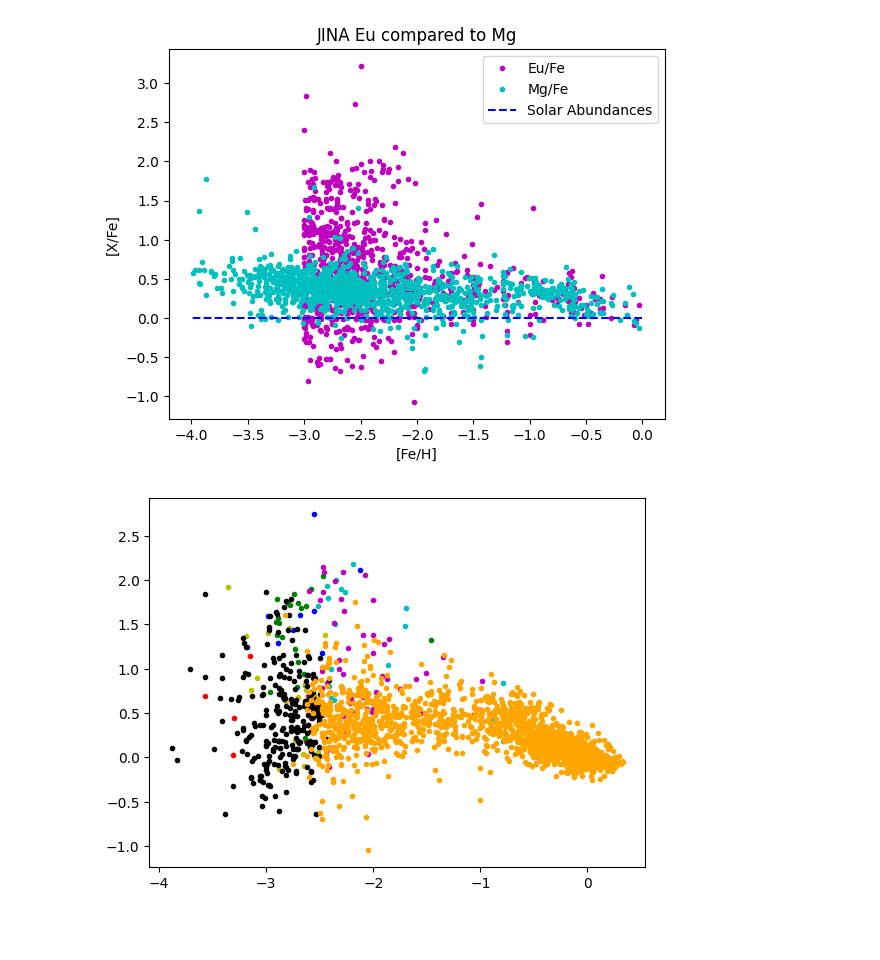
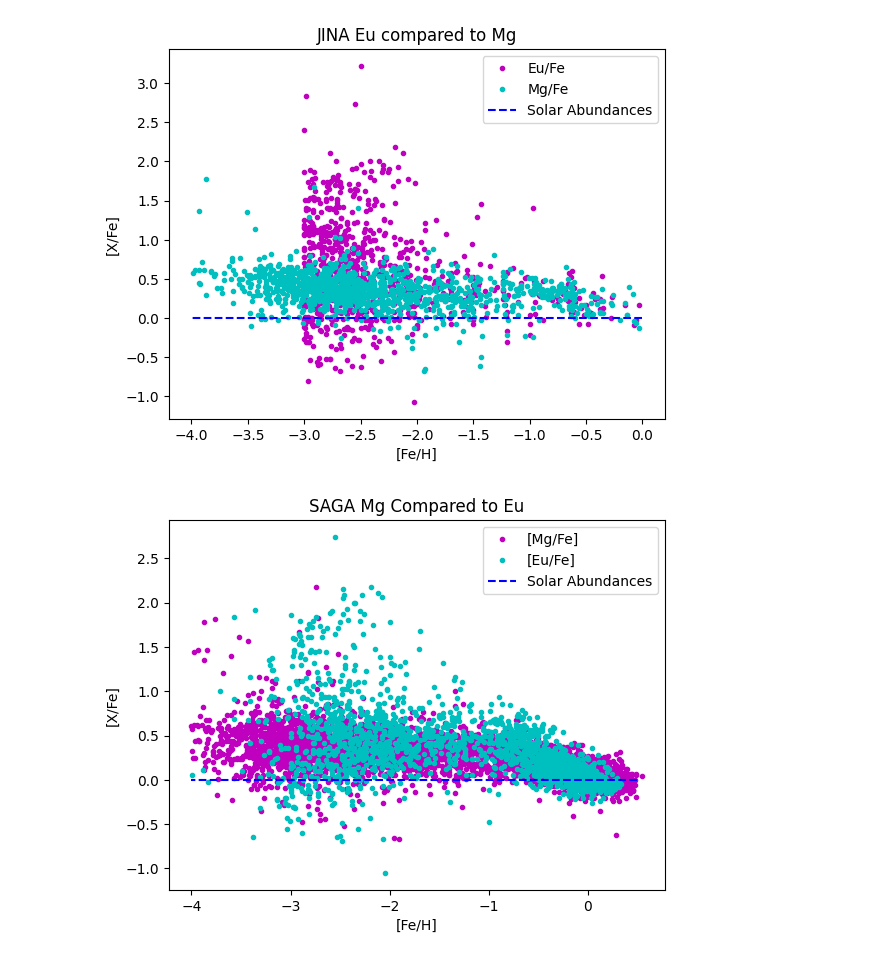
Before and after one commit to StephenJohnson-CardiffUni/ProjectNSNSmerger, a Jupyter notebook: DataLoadAndHandle.ipynb, the cells around one changed output. Saved outputs shown, nothing was run; the diff lists cells and outputs as text; code cells hidden in the pictures; blank space fills up the shorter version.

Commit message:
Both JINA and SAGA, [Mg/Fe] and [Eu/Fe] comparisons

```diff
--- a/DataLoadAndHandle.ipynb
+++ b/DataLoadAndHandle.ipynb
@@ -102,3 +93,23 @@ SAGAdata8 = SAGAtxtRead('/content/cgisess_331a7d1c4c4773cf858cc91d7122c0d5_MP.da
+# %%
+SAGAdataMg0 = SAGAtxtRead('/content/cgisess_Mg_CEMP-no_MS.dat')
+SAGAdataMg1 = SAGAtxtRead('/content/cgisess_Mg_CEMP-no_RGB.dat')
+SAGAdataMg2 = SAGAtxtRead('/content/cgisess_Mg_CEMP-s_MS.dat')
+SAGAdataMg3 = SAGAtxtRead('/content/cgisess_Mg_CEMP-s_RGB.dat')
+SAGAdataMg4 = SAGAtxtRead("/content/cgisess_Mg_Crich_MS.dat")
+SAGAdataMg5 = SAGAtxtRead('/content/cgisess_Mg_Crich_RGB.dat')
+SAGAdataMg6 = SAGAtxtRead('/content/cgisess_Mg_EMP_MS.dat')
+SAGAdataMg7 = SAGAtxtRead('/content/cgisess_Mg_EMP_RGB.dat')
+SAGAdataMg8 = SAGAtxtRead('/content/cgisess_Mg_MP.dat')
+
+
+SAGAdataEu1 = SAGAtxtRead('/content/cgisess_Eu_CEMP-no_RGB.dat')
+SAGAdataEu2 = SAGAtxtRead('/content/cgisess_Eu_CEMP-s_MS.dat')
+SAGAdataEu3 = SAGAtxtRead('/content/cgisess_Eu_CEMP-s_RGB.dat')
+SAGAdataEu4 = SAGAtxtRead("/content/cgisess_Eu_Crich_MS.dat")
+SAGAdataEu5 = SAGAtxtRead('/content/cgisess_Eu_Crich_RGB.dat')
+SAGAdataEu6 = SAGAtxtRead('/content/cgisess_Eu_EMP_MS.dat')
+SAGAdataEu7 = SAGAtxtRead('/content/cgisess_Eu_EMP_RGB.dat')
+SAGAdataEu8 = SAGAtxtRead('/content/cgisess_Eu_MP.dat')
 # %%
 #more hacky sanitisation, loopng a function for this convert might be better
 
@@ -113,14 +133,0 @@ SAGAdata8 = np.array([row[:-1] for row in SAGAdata8[1:]], dtype=float)
-# %%
-plt.plot(SAGAdata1[:,0],SAGAdata1[:,1],"r.")
-plt.plot(SAGAdata2[:,0],SAGAdata2[:,1],"b.")
-plt.plot(SAGAdata3[:,0],SAGAdata3[:,1],"g.")
-plt.plot(SAGAdata4[:,0],SAGAdata4[:,1],"c.")
-plt.plot(SAGAdata5[:,0],SAGAdata5[:,1],"m.")
-plt.plot(SAGAdata6[:,0],SAGAdata6[:,1],"y.")
-plt.plot(SAGAdata7[:,0],SAGAdata7[:,1],"k.")
-plt.plot(SAGAdata8[:,0],SAGAdata8[:,1],color='#FFA500', marker='.', linestyle='')
-
-
-plt.show()
-# %% [output]
-[figure, removed]
@@ -128,0 +134,30 @@ print(SAGAdata1[1:,0])
+# %%
+plt.plot(SAGAdataMg1[:,0],SAGAdataMg1[:,1],"m.",label="[Mg/Fe]")
+plt.plot(SAGAdataMg2[:,0],SAGAdataMg2[:,1],"m.")
+plt.plot(SAGAdataMg3[:,0],SAGAdataMg3[:,1],"m.")
+plt.plot(SAGAdataMg4[:,0],SAGAdataMg4[:,1],"m.")
+plt.plot(SAGAdataMg5[:,0],SAGAdataMg5[:,1],"m.")
+plt.plot(SAGAdataMg6[:,0],SAGAdataMg6[:,1],"m.")
+plt.plot(SAGAdataMg7[:,0],SAGAdataMg7[:,1],"m.")
+plt.plot(SAGAdataMg8[:,0],SAGAdataMg8[:,1],"m.")
+plt.plot(SAGAdataMg0[:,0], SAGAdataMg0[:,1],"m.")
+
+plt.plot(SAGAdataEu1[:,0],SAGAdataEu1[:,1],"c.",label="[Eu/Fe]")
+plt.plot(SAGAdataEu2[:,0],SAGAdataEu2[:,1],"c.")
+plt.plot(SAGAdataEu3[:,0],SAGAdataEu3[:,1],"c.")
+plt.plot(SAGAdataEu4[:,0],SAGAdataEu4[:,1],"c.")
+plt.plot(SAGAdataEu5[:,0],SAGAdataEu5[:,1],"c.")
+plt.plot(SAGAdataEu6[:,0],SAGAdataEu6[:,1],"c.")
+plt.plot(SAGAdataEu7[:,0],SAGAdataEu7[:,1],"c.")
+plt.plot(SAGAdataEu8[:,0],SAGAdataEu8[:,1],'c.')
+
+plt.plot(np.linspace(0.5,-4,10),np.linspace(0,0,10),"b--", label="Solar Abundances")
+
+plt.xlabel("[Fe/H]")
+plt.ylabel("[X/Fe]")
+plt.legend()
+plt.title("SAGA Mg Compared to Eu")
+
+plt.show()
+# %% [output]
+[figure, added]
```
Also changed, not shown: parts of 4 cells of this notebook.
